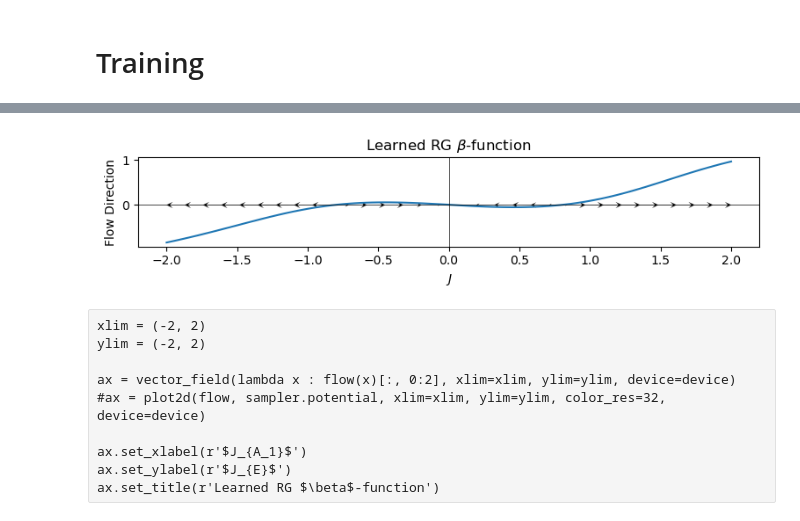
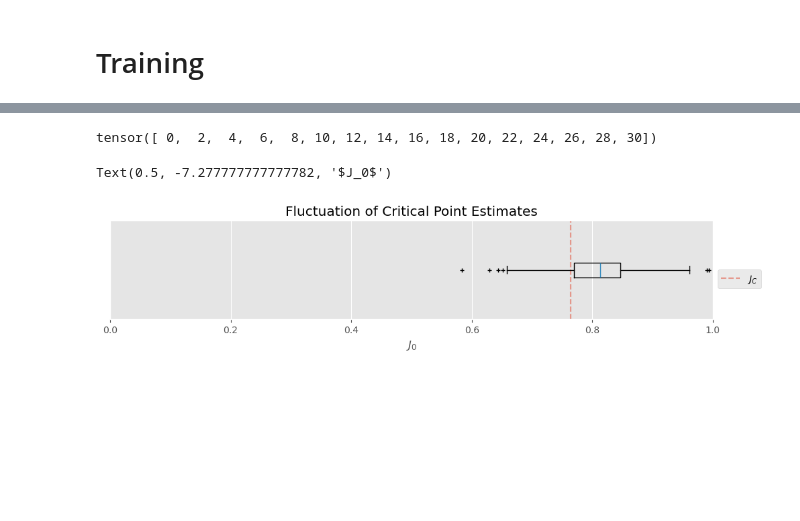
Before and after one commit to jshe2304/dlrg, a Jupyter notebook: train.ipynb, the cells around one changed output, grey strips where cells are left out. Drawn from its saved outputs; the diff is of its cells as text; code cells hidden in the pictures; blank space fills up the shorter version.

```diff
--- a/train.ipynb
+++ b/train.ipynb
@@ -142,42 +151,0 @@ plt.tight_layout()
-# %%
-flow.eval()
-
-if n_couplers == 1:
-    fig, ax = plot1d(flow, xlim=(-2, 2), device=device)
-
-    ax.set_ylabel('Flow Direction')
-    ax.set_xlabel(r'$J$')
-    ax.set_title(r'Learned RG $\beta$-function')
-
-
-    x = torch.linspace(-2, 2, 32, device=device).unsqueeze(1)
-    fx = flow(x).cpu().detach()
-    x = x.cpu()
-    ax.quiver(x, torch.zeros_like(x), fx, torch.zeros_like(fx), pivot='tip', width=0.0001, headwidth=100, headlength=100, headaxislength=50, color='black')
-
-if n_couplers == 2:
-    div = lambda J : jacobian(flow)(J).trace()
-
-    xlim = (-2, 2)
-    ylim = (-2, 2)
-
-    ax = vector_field(flow, xlim=xlim, ylim=ylim, device=device)
-    #ax = plot2d(flow, sampler.potential, xlim=xlim, ylim=ylim, color_res=32, device=device)
-
-    ax.set_xlabel(r'$J_{A_1}$')
-    ax.set_ylabel(r'$J_{E}$')
-    ax.set_title(r'Learned RG $\beta$-function')
-
-plt.tight_layout()
-# %% [output]
-[figure, removed]
-# %% [raw]
-xlim = (-2, 2)
-ylim = (-2, 2)
-
-ax = vector_field(lambda x : flow(x)[:, 0:2], xlim=xlim, ylim=ylim, device=device)
-#ax = plot2d(flow, sampler.potential, xlim=xlim, ylim=ylim, color_res=32, device=device)
-
-ax.set_xlabel(r'$J_{A_1}$')
-ax.set_ylabel(r'$J_{E}$')
-ax.set_title(r'Learned RG $\beta$-function')
@@ -216,0 +152,30 @@ ax.set_ylabel(rf'$J_{index1}$')
+# %%
+torch.arange(0, 32, 2)
+# %% [output]
+tensor([ 0,  2,  4,  6,  8, 10, 12, 14, 16, 18, 20, 22, 24, 26, 28, 30])
+# %%
+data = [
+    #torch.load('data/a1e_cd_critical_points_2048.pt')[:, 0],
+    #torch.load('data/a1_kl_critical_points_4096.pt')[2048:, 0],
+    #torch.load('data/a1_cd_critical_points_4096.pt')[2048:, 0],
+    roots_tensor[~torch.any(roots_tensor.isnan(),dim=1)][:, 0]
+]
+
+labels = [
+    #r'$A_1 \oplus E$',
+    #'Kullback-Liebler',
+    #r'$A_1$',
+    #'Contrastive'
+    ''
+]
+
+fig, ax = plots.boxplots(data, labels)
+
+ax.set_xlim(0, 1)
+ax.set_title('Fluctuation of Critical Point Estimates')
+ax.set_xlabel(r'$J_0$')
+
+#fig.savefig('figures/critical_point_boxplots.png')
+# %% [output]
+Text(0.5, -7.277777777777782, '$J_0$')
+[figure, added]
```
Also changed, not shown: parts of 12 cells of this notebook, 31 other files.
